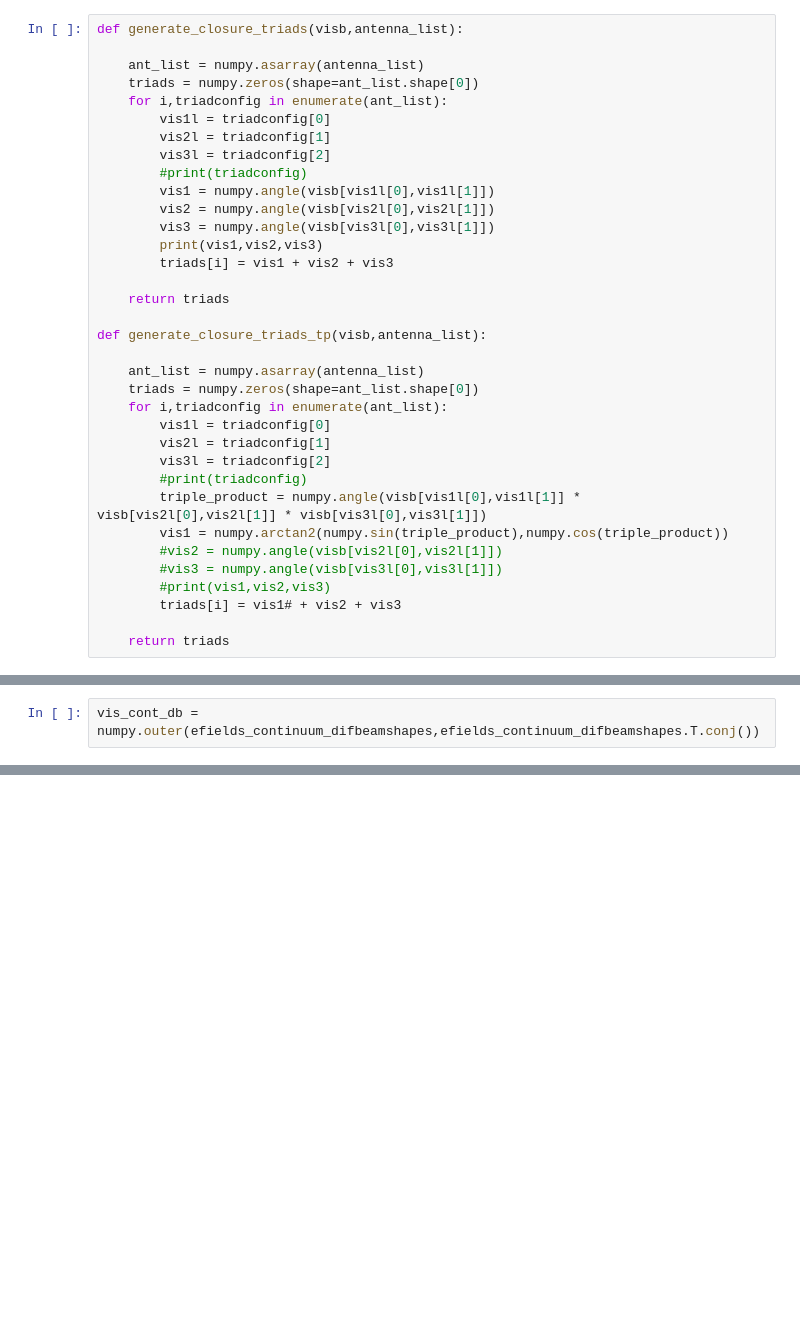
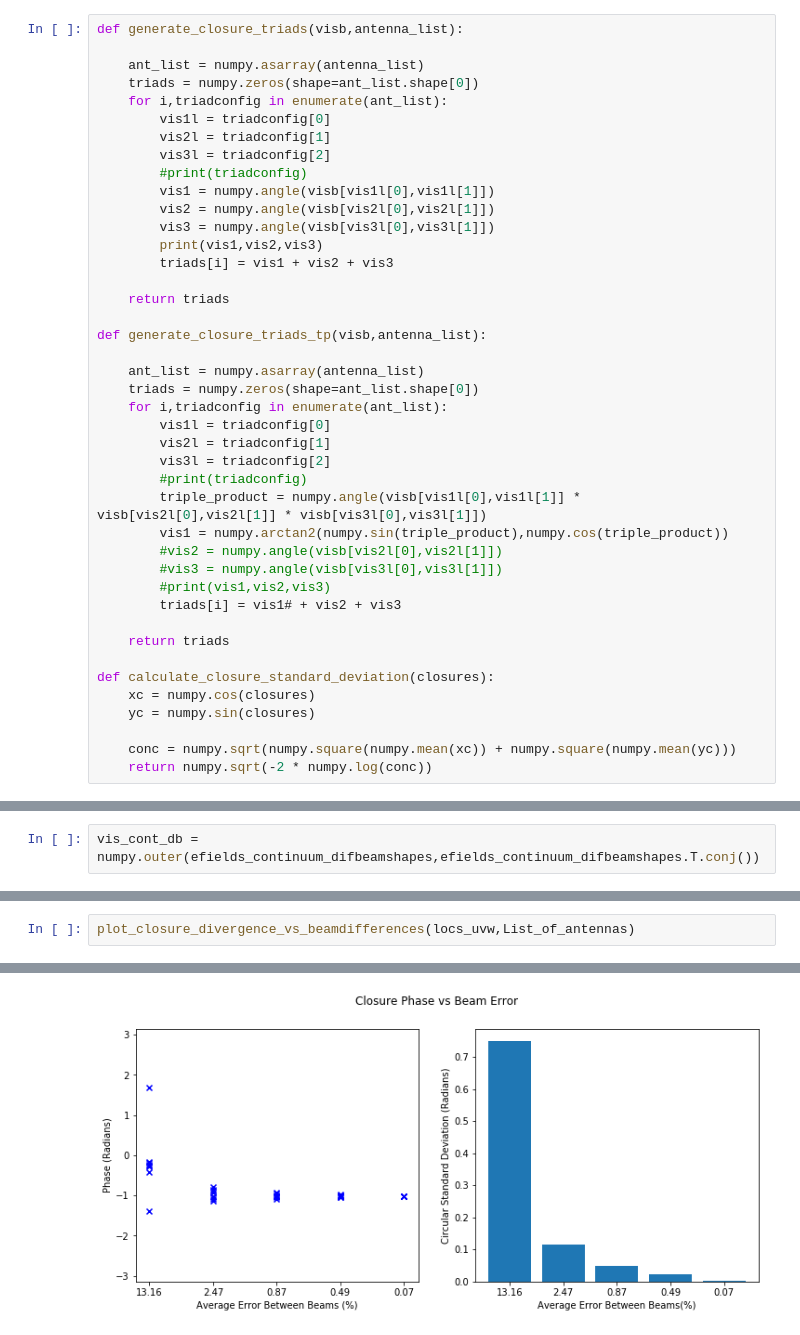
Before and after one commit to HERA-Team/ClosurePS, a Jupyter notebook: simulation/closureredundancy.ipynb, the cells around one changed output, grey strips where cells are left out. Drawn from its saved outputs; the diff is of its cells as text; blank space fills up the shorter version.

```diff
--- a/simulation/closureredundancy.ipynb
+++ b/simulation/closureredundancy.ipynb
@@ -347,6 +359,13 @@ def generate_closure_triads_tp(visb,antenna_list):
         triads[i] = vis1# + vis2 + vis3
 
     return triads
+
+def calculate_closure_standard_deviation(closures):
+    xc = numpy.cos(closures)
+    yc = numpy.sin(closures)
+
+    conc = numpy.sqrt(numpy.square(numpy.mean(xc)) + numpy.square(numpy.mean(yc)))
+    return numpy.sqrt(-2 * numpy.log(conc))
 # %%
 closures = generate_closure_triads(visibilities,List_of_antennas)
 closures1 = generate_closure_triads_tp(visibilities,List_of_antennas)
@@ -672,0 +956,3 @@ print(closures_continuum_db_tp)
+# %%
+plot_closure_divergence_vs_beamdifferences(locs_uvw,List_of_antennas)
+# %% [output]
@@ -672,0 +964 @@ print(closures_continuum_db_tp)
+[figure, added]
```
Also changed, not shown: parts of 45 cells of this notebook.
